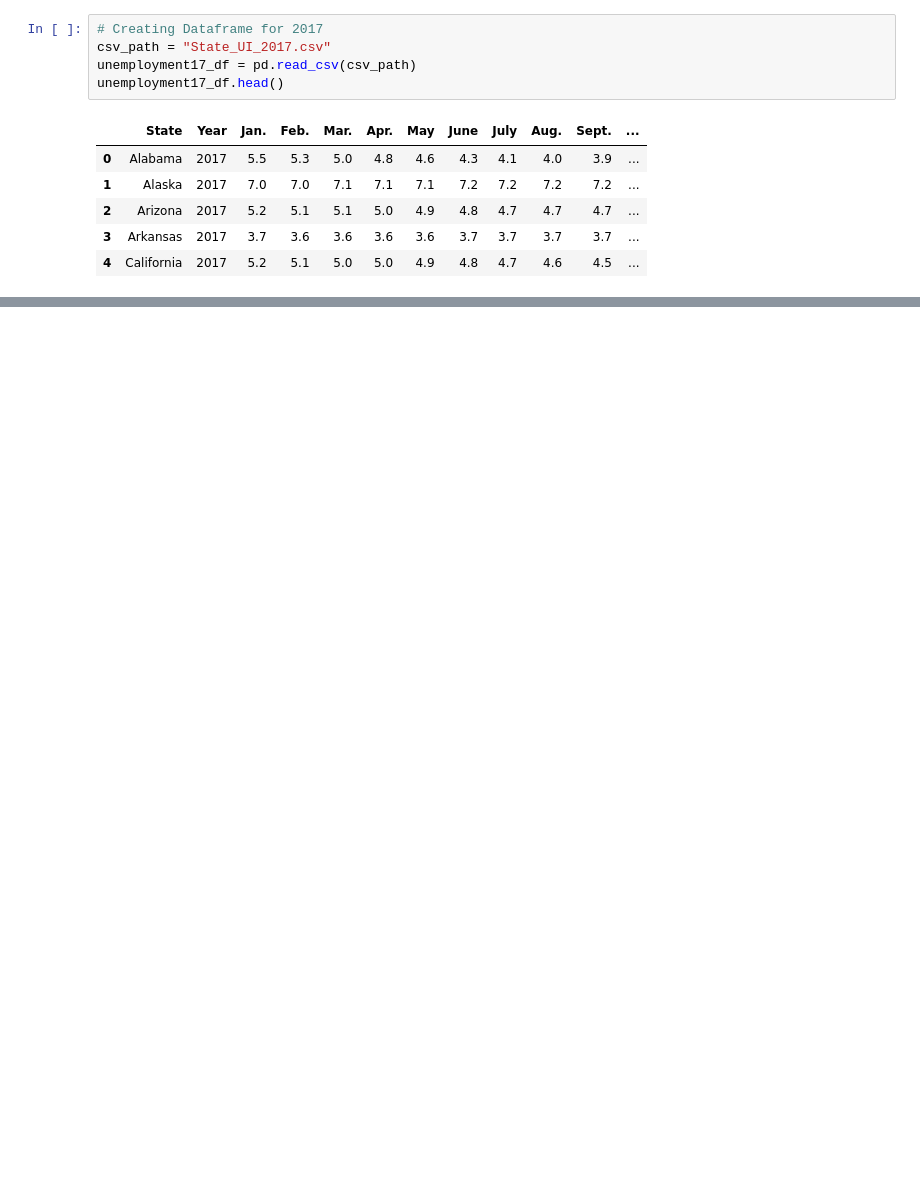
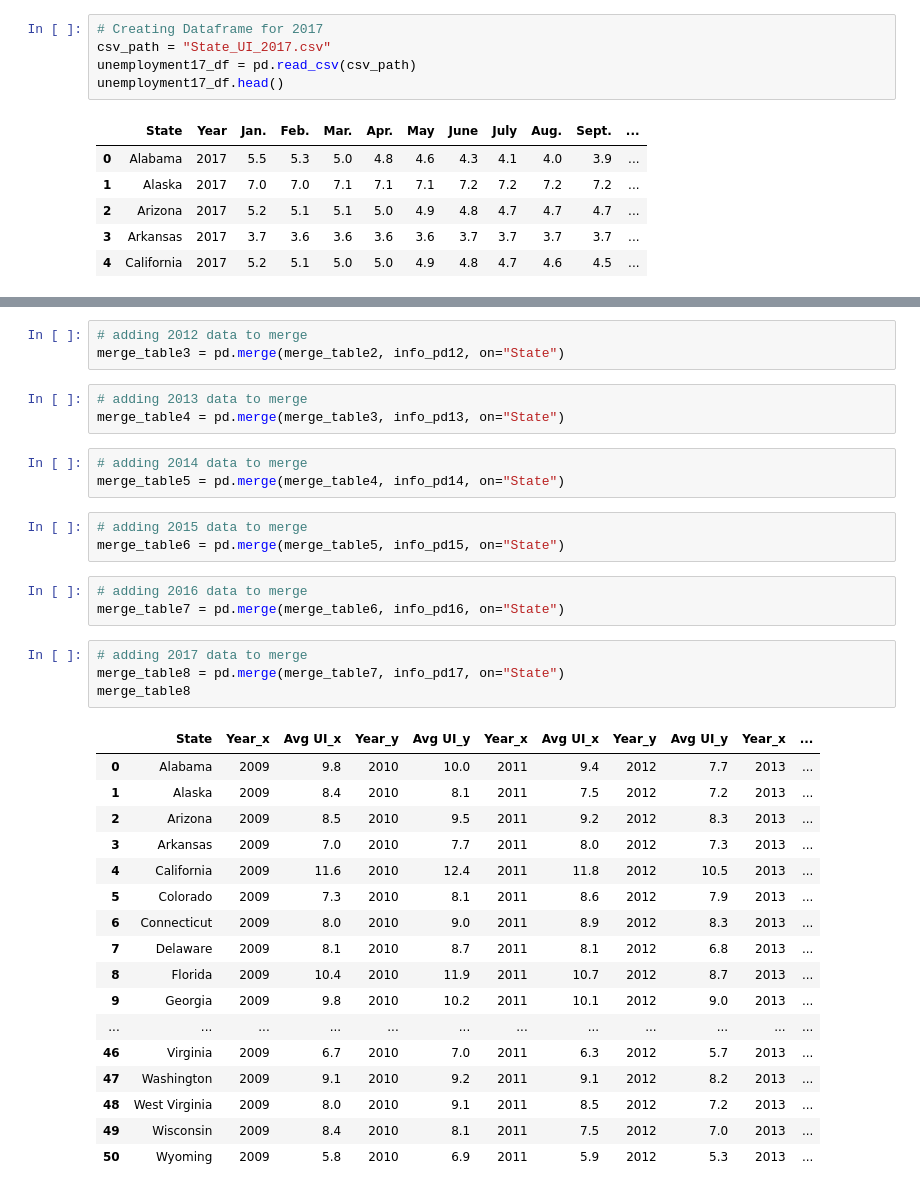
Before and after one commit to SnehaKellogg/Project1_Group5, a Jupyter notebook: unemployment csv/Merging Unemployment Data.ipynb, the cells around one changed output, grey strips where cells are left out. Cells and saved outputs as stored; diff of their text form; blank space fills up the shorter version.

Commit message:
adding final merge

```diff
--- a/unemployment csv/Merging Unemployment Data.ipynb
+++ b/unemployment csv/Merging Unemployment Data.ipynb
@@ -144,0 +317,37 @@ print (union)
+# %%
+# adding 2012 data to merge
+merge_table3 = pd.merge(merge_table2, info_pd12, on="State")
+# %%
+# adding 2013 data to merge
+merge_table4 = pd.merge(merge_table3, info_pd13, on="State")
+# %%
+# adding 2014 data to merge
+merge_table5 = pd.merge(merge_table4, info_pd14, on="State")
+# %%
+# adding 2015 data to merge
+merge_table6 = pd.merge(merge_table5, info_pd15, on="State")
+# %%
+# adding 2016 data to merge
+merge_table7 = pd.merge(merge_table6, info_pd16, on="State")
+# %%
+# adding 2017 data to merge
+merge_table8 = pd.merge(merge_table7, info_pd17, on="State")
+merge_table8
+# %% [output]
+|  | State | Year_x | Avg UI_x | Year_y | Avg UI_y | Year_x | Avg UI_x | Year_y | Avg UI_y | Year_x | ... |
+| 0 | Alabama | 2009 | 9.8 | 2010 | 10.0 | 2011 | 9.4 | 2012 | 7.7 | 2013 | ... |
+| 1 | Alaska | 2009 | 8.4 | 2010 | 8.1 | 2011 | 7.5 | 2012 | 7.2 | 2013 | ... |
+| 2 | Arizona | 2009 | 8.5 | 2010 | 9.5 | 2011 | 9.2 | 2012 | 8.3 | 2013 | ... |
+| 3 | Arkansas | 2009 | 7.0 | 2010 | 7.7 | 2011 | 8.0 | 2012 | 7.3 | 2013 | ... |
+| 4 | California | 2009 | 11.6 | 2010 | 12.4 | 2011 | 11.8 | 2012 | 10.5 | 2013 | ... |
+| 5 | Colorado | 2009 | 7.3 | 2010 | 8.1 | 2011 | 8.6 | 2012 | 7.9 | 2013 | ... |
+| 6 | Connecticut | 2009 | 8.0 | 2010 | 9.0 | 2011 | 8.9 | 2012 | 8.3 | 2013 | ... |
+| 7 | Delaware | 2009 | 8.1 | 2010 | 8.7 | 2011 | 8.1 | 2012 | 6.8 | 2013 | ... |
+| 8 | Florida | 2009 | 10.4 | 2010 | 11.9 | 2011 | 10.7 | 2012 | 8.7 | 2013 | ... |
+| 9 | Georgia | 2009 | 9.8 | 2010 | 10.2 | 2011 | 10.1 | 2012 | 9.0 | 2013 | ... |
+| ... | ... | ... | ... | ... | ... | ... | ... | ... | ... | ... | ... |
+| 46 | Virginia | 2009 | 6.7 | 2010 | 7.0 | 2011 | 6.3 | 2012 | 5.7 | 2013 | ... |
+| 47 | Washington | 2009 | 9.1 | 2010 | 9.2 | 2011 | 9.1 | 2012 | 8.2 | 2013 | ... |
+| 48 | West Virginia | 2009 | 8.0 | 2010 | 9.1 | 2011 | 8.5 | 2012 | 7.2 | 2013 | ... |
+| 49 | Wisconsin | 2009 | 8.4 | 2010 | 8.1 | 2011 | 7.5 | 2012 | 7.0 | 2013 | ... |
+| 50 | Wyoming | 2009 | 5.8 | 2010 | 6.9 | 2011 | 5.9 | 2012 | 5.3 | 2013 | ... |
```
Also changed, not shown: parts of 21 cells of this notebook.
